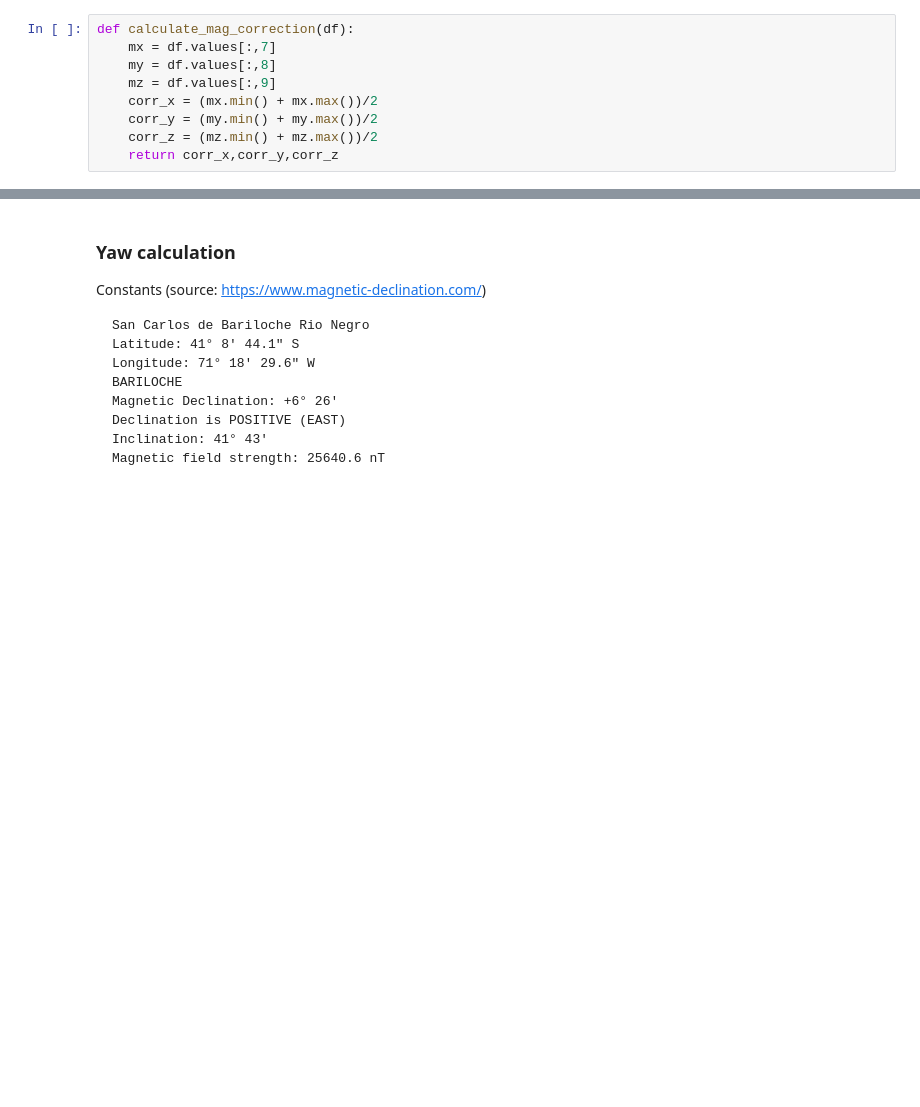
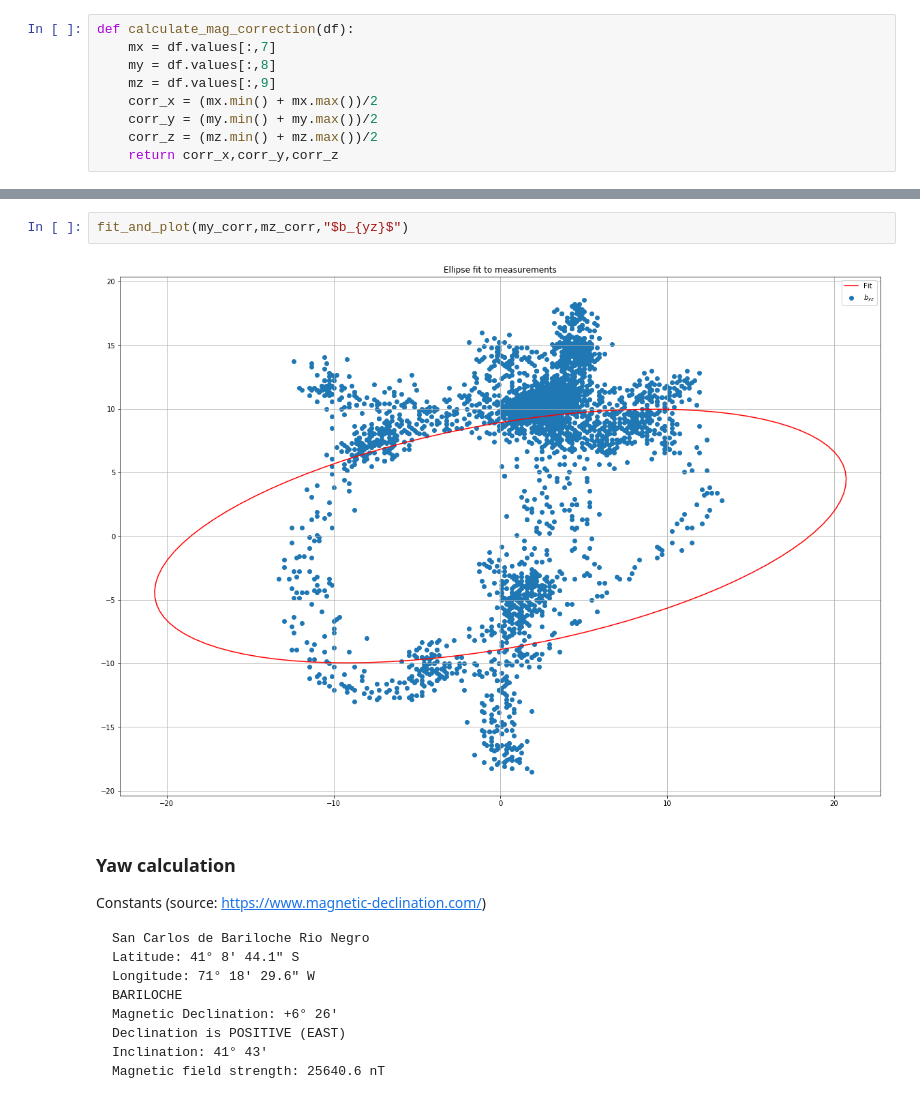
Before and after one commit to nhorro/mpu9250_ahrs, a Jupyter notebook: notebooks/01 - BasicAHRS.ipynb, the cells around one changed output, grey strips where cells are left out. Saved outputs shown, nothing was run; the diff lists cells and outputs as text; blank space fills up the shorter version.

```diff
--- a/notebooks/01 - BasicAHRS.ipynb
+++ b/notebooks/01 - BasicAHRS.ipynb
@@ -259,3 +362,7 @@ Text(0.5,1,'Calibrated magnetometer [$\\mu T$]')
+# %%
+fit_and_plot(my_corr,mz_corr,"$b_{yz}$")
+# %% [output]
+[figure, added]
 # %% [markdown]
 ### Yaw calculation
 
```
Also changed, not shown: parts of 11 cells of this notebook, 1 other file.
